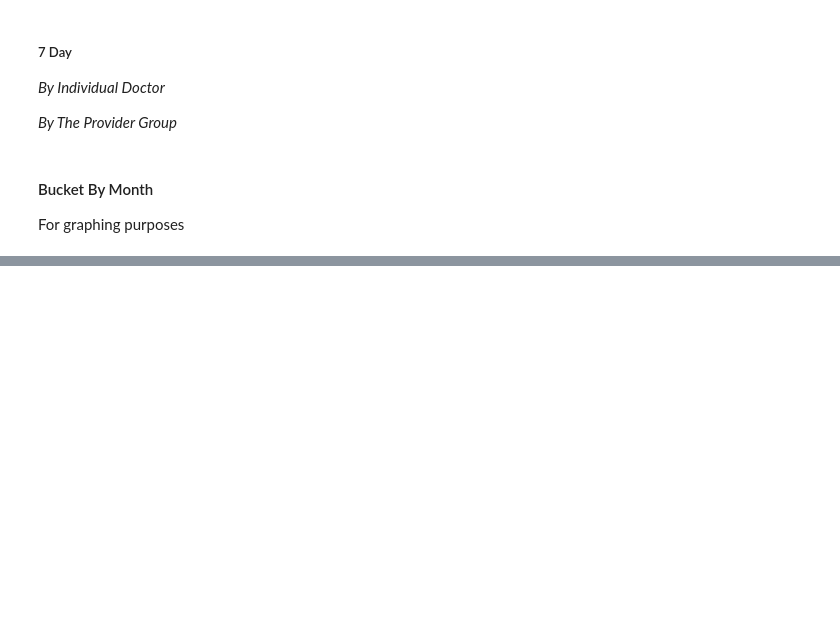
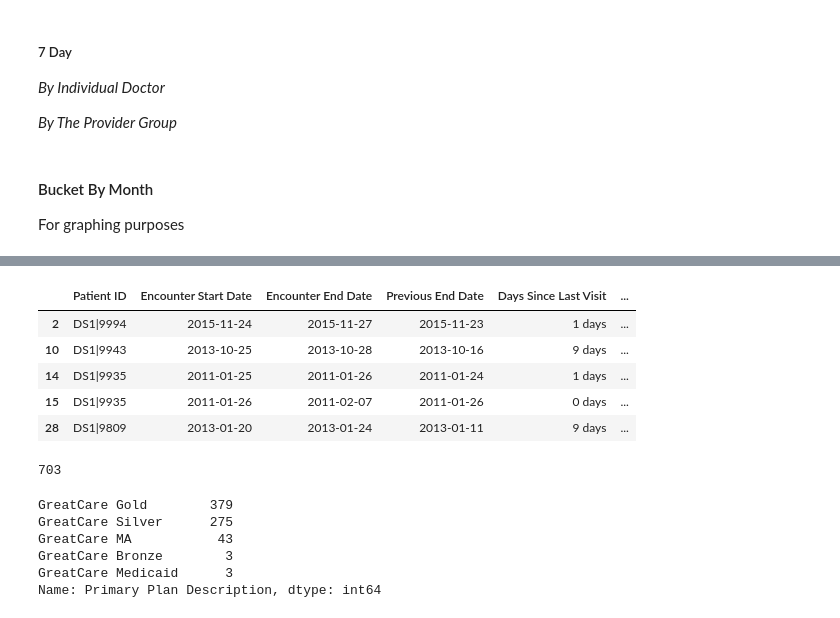
Before and after one commit to tipearso/hospital-readmissions, a Jupyter notebook: Jupyter Notebooks/Boo-Boo Exploratory.ipynb, the cells around one changed output, grey strips where cells are left out. Cells and saved outputs as stored; diff of their text form; code cells hidden in the pictures; blank space fills up the shorter version.

```diff
--- a/Jupyter Notebooks/Boo-Boo Exploratory.ipynb
+++ b/Jupyter Notebooks/Boo-Boo Exploratory.ipynb
@@ -328,0 +373,4 @@ For graphing purposes
+# %%
+in_mem = pd.merge(ip_admin, gc_members, how='left', on='Patient ID')
+# %%
+in_mem_short = in_mem[['Patient ID', 'Encounter Start Date', 'Encounter End Date', 'Previous End Date', 'Days Since Last Visit', 'Patient Age Integer','Primary Plan Description']]
@@ -328,0 +397,27 @@ For graphing purposes
+# %%
+ims = in_mem_short
+ims = ims[ims['Days Since Last Visit'].notnull()]
+# ip_admin_30 = first[first['Days Since Last Visit'] <= '30 days']
+# ip_admin_under_30 = first[first['Days Since Last Visit'] < '30 days']
+ims_between = ims[ims['Days Since Last Visit'].between('0 days', '30 days', inclusive=True)]
+ims_between.head()
+# %% [output]
+|  | Patient ID | Encounter Start Date | Encounter End Date | Previous End Date | Days Since Last Visit | ... |
+| 2 | DS1|9994 | 2015-11-24 | 2015-11-27 | 2015-11-23 | 1 days | ... |
+| 10 | DS1|9943 | 2013-10-25 | 2013-10-28 | 2013-10-16 | 9 days | ... |
+| 14 | DS1|9935 | 2011-01-25 | 2011-01-26 | 2011-01-24 | 1 days | ... |
+| 15 | DS1|9935 | 2011-01-26 | 2011-02-07 | 2011-01-26 | 0 days | ... |
+| 28 | DS1|9809 | 2013-01-20 | 2013-01-24 | 2013-01-11 | 9 days | ... |
+# %%
+len(ims_between)
+# %% [output]
+703
+# %%
+ims_between['Primary Plan Description'].value_counts()
+# %% [output]
+GreatCare Gold        379
+GreatCare Silver      275
+GreatCare MA           43
+GreatCare Bronze        3
+GreatCare Medicaid      3
+Name: Primary Plan Description, dtype: int64
```
Also changed, not shown: parts of 31 cells of this notebook.
